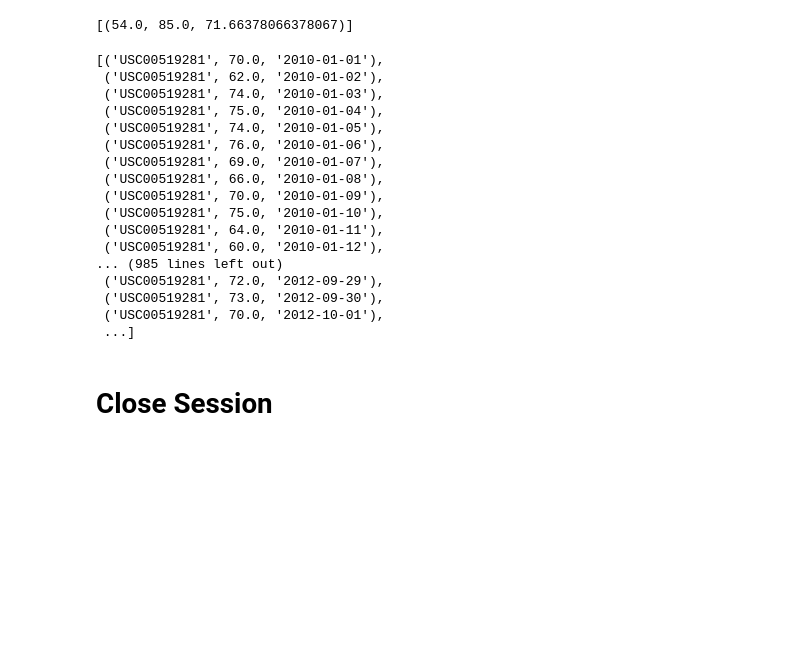
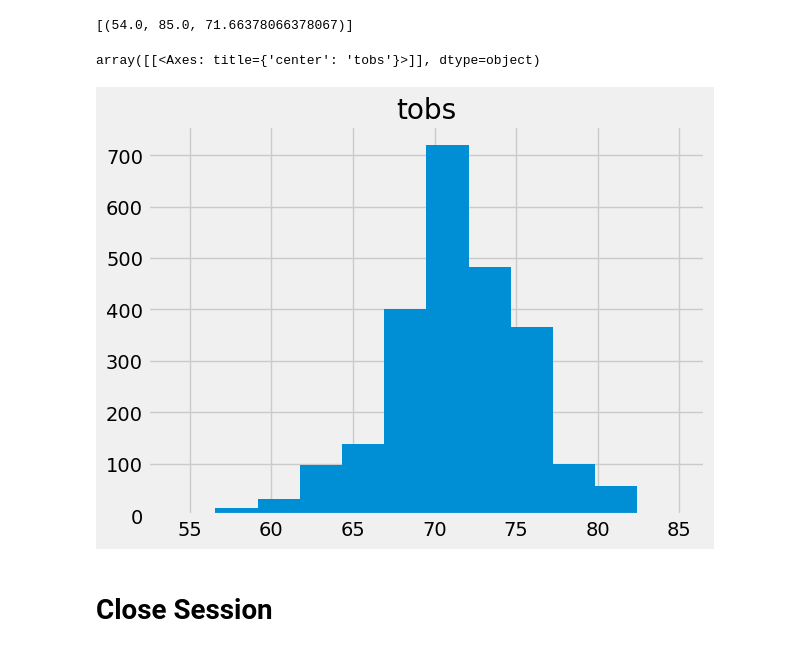
Before and after one commit to KDR9577/sqlalchemy-challenge, a Jupyter notebook: SurfsUp/climate_starter.ipynb, the cells around one changed output. Saved outputs shown, nothing was run; the diff lists cells and outputs as text; code cells hidden in the pictures; blank space fills up the shorter version.

```diff
--- a/SurfsUp/climate_starter.ipynb
+++ b/SurfsUp/climate_starter.ipynb
@@ -120,31 +119,19 @@ session.query(func.min(Measurement.tobs),
 # %%
 # Using the most active station id
 # Query the last 12 months of temperature observation data for this station and plot the results as a histogram
 station_all = session.query(Measurement.station, Measurement.tobs, Measurement.date).\
               order_by(Measurement.date.desc()).\
               filter(Measurement.station =='USC00519281').all()
 year = dt.date(2017, 8, 18) - dt.timedelta(days=365)
 station_year = session.query(Measurement.station, Measurement.tobs, Measurement.date).\
                filter(Measurement.date <= year, Measurement.station =='USC00519281').all()
-station_year
+#station_year
+station_year_df = pd.DataFrame(station_year)
+#station_year_df
+station_year_df.hist(column='tobs', bins=12)
 # %% [output]
-[('USC00519281', 70.0, '2010-01-01'),
- ('USC00519281', 62.0, '2010-01-02'),
- ('USC00519281', 74.0, '2010-01-03'),
- ('USC00519281', 75.0, '2010-01-04'),
- ('USC00519281', 74.0, '2010-01-05'),
- ('USC00519281', 76.0, '2010-01-06'),
- ('USC00519281', 69.0, '2010-01-07'),
- ('USC00519281', 66.0, '2010-01-08'),
- ('USC00519281', 70.0, '2010-01-09'),
- ('USC00519281', 75.0, '2010-01-10'),
- ('USC00519281', 64.0, '2010-01-11'),
- ('USC00519281', 60.0, '2010-01-12'),
-... (985 lines left out)
- ('USC00519281', 72.0, '2012-09-29'),
- ('USC00519281', 73.0, '2012-09-30'),
- ('USC00519281', 70.0, '2012-10-01'),
- ...]
+array([[<Axes: title={'center': 'tobs'}>]], dtype=object)
+[figure, added]
 # %% [markdown]
 # Close Session
 # %%
```
Also changed, not shown: parts of 1 cell of this notebook.
